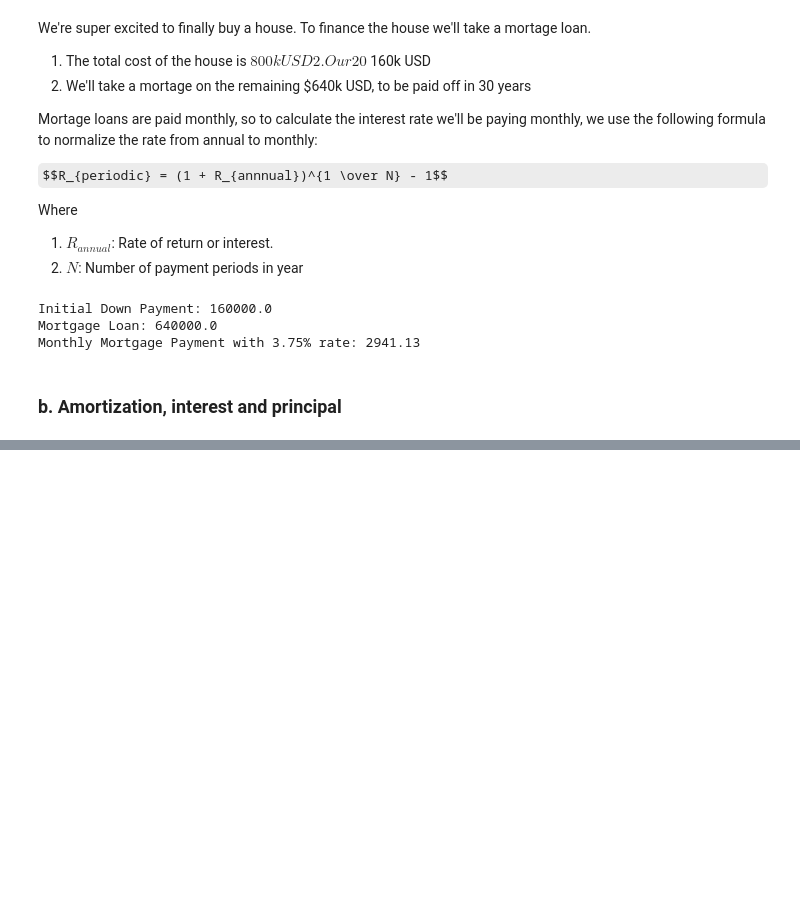
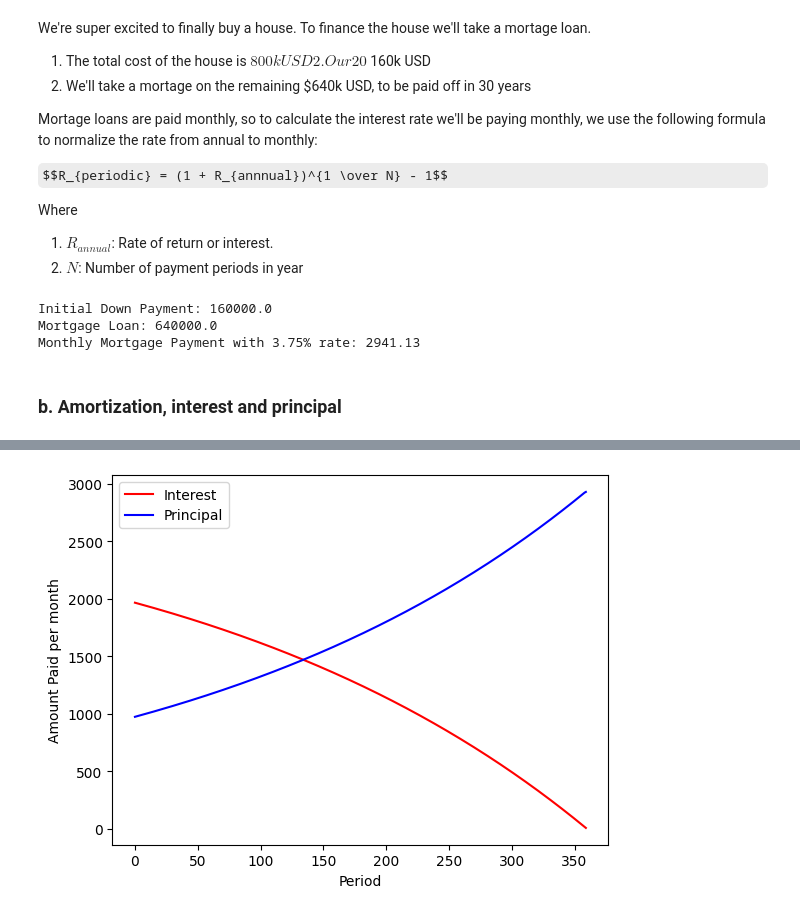
Before and after one commit to Metashaker/ai-learning, a Jupyter notebook: intro-to-financial-concepts.ipynb, the cells around one changed output, grey strips where cells are left out. Cells and saved outputs as stored; diff of their text form; code cells hidden in the pictures; some formulas as TeX source; blank space fills up the shorter version.

Commit message:
section 2 of chapter 3 + adds matplotlib. This is fun :p

```diff
--- a/intro-to-financial-concepts.ipynb
+++ b/intro-to-financial-concepts.ipynb
@@ -480,0 +496,42 @@ Monthly Mortgage Payment with 3.75% rate: 2941.13
+# %%
+import numpy as np
+from matplotlib import pyplot as plt
+
+## Let's simulate a mortgage loan based on values from the previous mortgage exercise
+mortage_loan = 640000
+mortgage_payment_periods = 30 * 12
+
+interest_paid = np.zeros(mortgage_payment_periods)
+principal_paid = np.zeros(mortgage_payment_periods)
+principal_remaining = np.zeros(mortgage_payment_periods)
+# Loop through each mortgage payment period
+for i in range(0, mortgage_payment_periods):
+
+    # Handle the case for the first iteration
+    if i == 0:
+        previous_principal_remaining = mortgage_loan
+    else:
+        previous_principal_remaining = principal_remaining[i-1]
+
+    # Calculate the interest based on the previous principal
+    interest_payment = round(previous_principal_remaining*mortgage_rate_periodic, 2)
+    principal_payment = round(periodic_mortgage_payment - interest_payment, 2)
+
+    # Catch the case where all principal is paid off in the final period
+    if previous_principal_remaining - principal_payment < 0:
+        principal_payment = previous_principal_remaining
+
+    # Collect the historical values
+    interest_paid[i] = interest_payment
+    principal_paid[i] = principal_payment
+    principal_remaining[i] = previous_principal_remaining - principal_payment
+
+# Plot the interest vs principal
+plt.plot(interest_paid, color="red", label='Interest')
+plt.plot(principal_paid, color="blue", label= 'Principal')
+plt.xlabel('Period')
+plt.ylabel('Amount Paid per month')
+plt.legend()
+plt.show()
+# %% [output]
+[figure, added]
```
Also changed, not shown: parts of 1 cell of this notebook, 1 other file.
